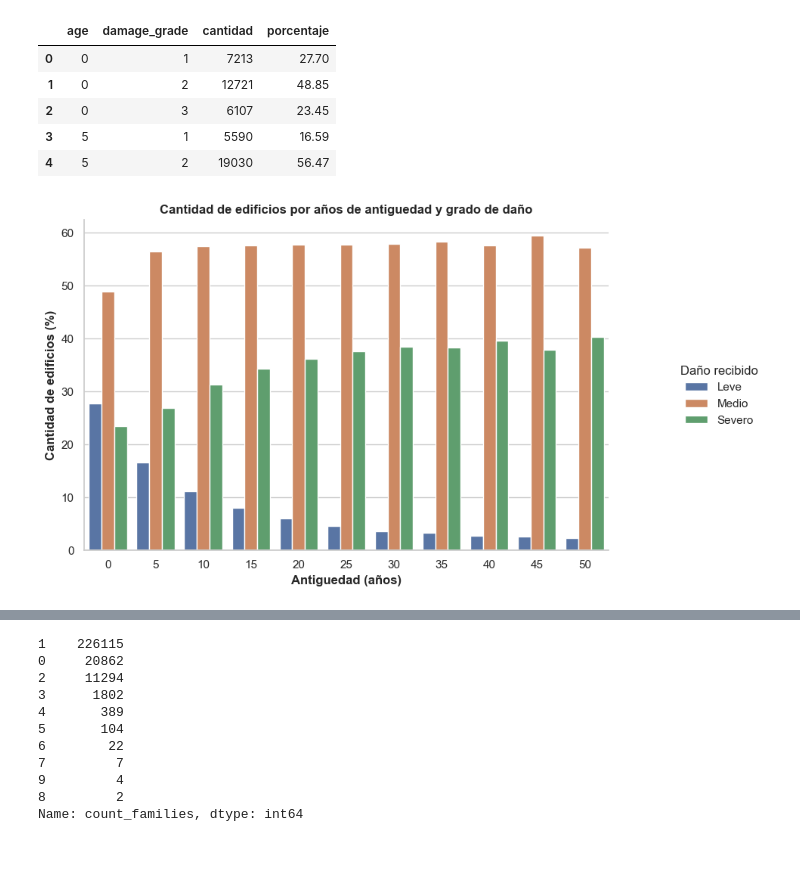
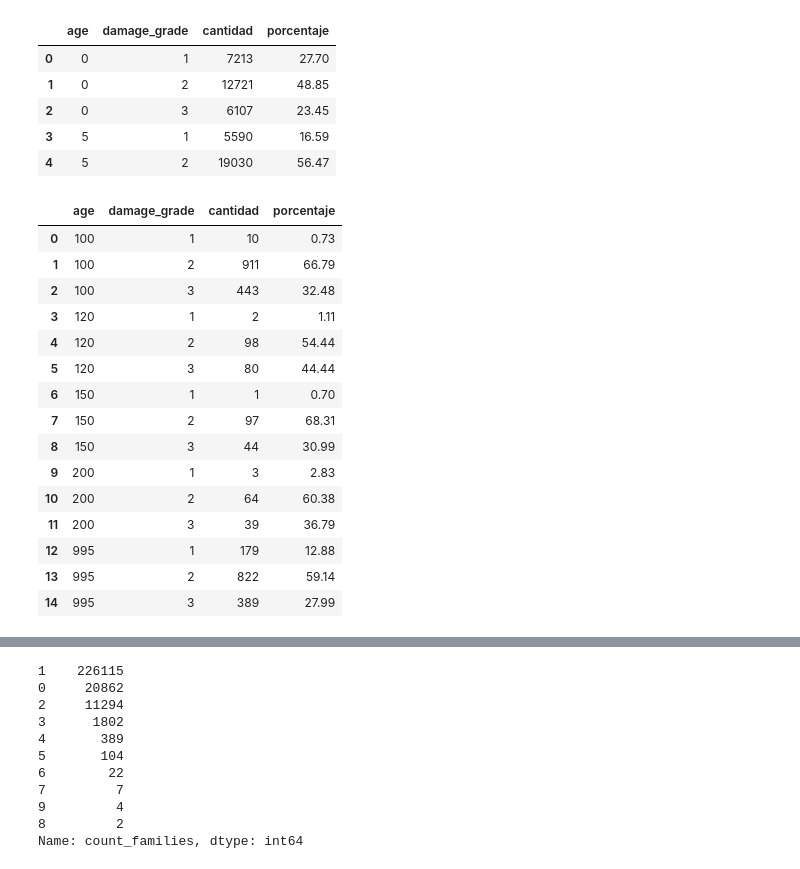
Before and after one commit to FacuMastri/richters-predictor-earthquake, a Jupyter notebook: 1-analisis-exploratorio.ipynb, the cells around one changed output, grey strips where cells are left out. Saved outputs shown, nothing was run; the diff lists cells and outputs as text; code cells hidden in the pictures.

```diff
--- a/1-analisis-exploratorio.ipynb
+++ b/1-analisis-exploratorio.ipynb
@@ -473,15 +488,3 @@ age_under_50.head()
 | 2 | 0 | 3 | 6107 | 23.45 |
 | 3 | 5 | 1 | 5590 | 16.59 |
 | 4 | 5 | 2 | 19030 | 56.47 |
-# %%
-g = sns.catplot(x='age', y='porcentaje', hue='damage_grade', kind='bar', data=age_under_50, orient='v')
-g.fig.set_size_inches(10, 5)
-g._legend.set_title('Daño recibido')
-new_labels = ['Leve', 'Medio', 'Severo']
-for x, y in zip(g._legend.texts, new_labels): x.set_text(y)
-plt.ylabel("Cantidad de edificios (%)", weight='bold')
-plt.xlabel('Antiguedad (años)', weight='bold')
-plt.title("Cantidad de edificios por años de antiguedad y grado de daño", weight='bold')
-plt.show(g)
-# %% [output]
-[figure, removed]
@@ -487,0 +499,19 @@ plt.show(g)
+# %%
+age_over_100
+# %% [output]
+|  | age | damage_grade | cantidad | porcentaje |
+| 0 | 100 | 1 | 10 | 0.73 |
+| 1 | 100 | 2 | 911 | 66.79 |
+| 2 | 100 | 3 | 443 | 32.48 |
+| 3 | 120 | 1 | 2 | 1.11 |
+| 4 | 120 | 2 | 98 | 54.44 |
+| 5 | 120 | 3 | 80 | 44.44 |
+| 6 | 150 | 1 | 1 | 0.70 |
+| 7 | 150 | 2 | 97 | 68.31 |
+| 8 | 150 | 3 | 44 | 30.99 |
+| 9 | 200 | 1 | 3 | 2.83 |
+| 10 | 200 | 2 | 64 | 60.38 |
+| 11 | 200 | 3 | 39 | 36.79 |
+| 12 | 995 | 1 | 179 | 12.88 |
+| 13 | 995 | 2 | 822 | 59.14 |
+| 14 | 995 | 3 | 389 | 27.99 |
```
Also changed, not shown: parts of 25 cells of this notebook.
